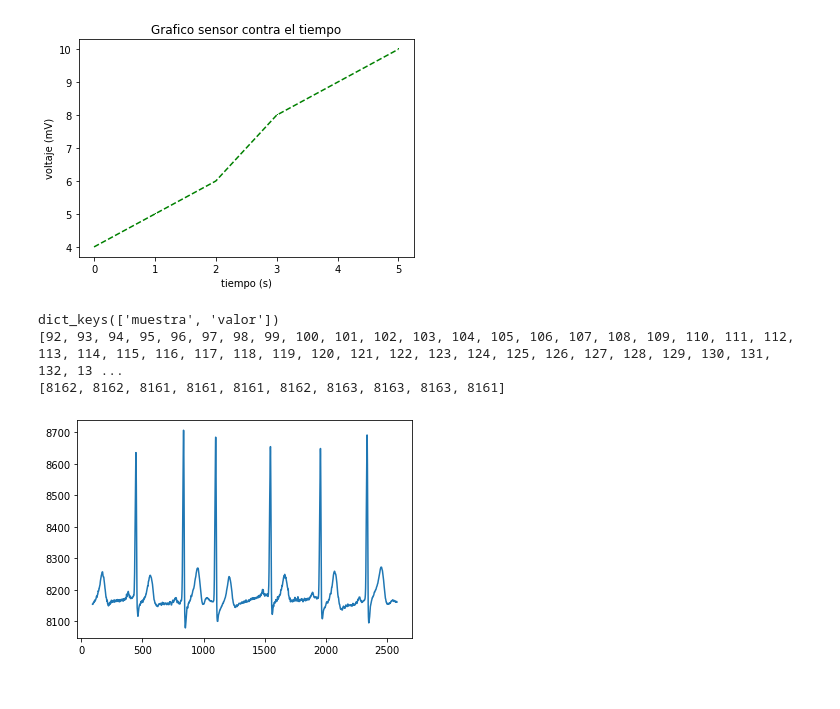
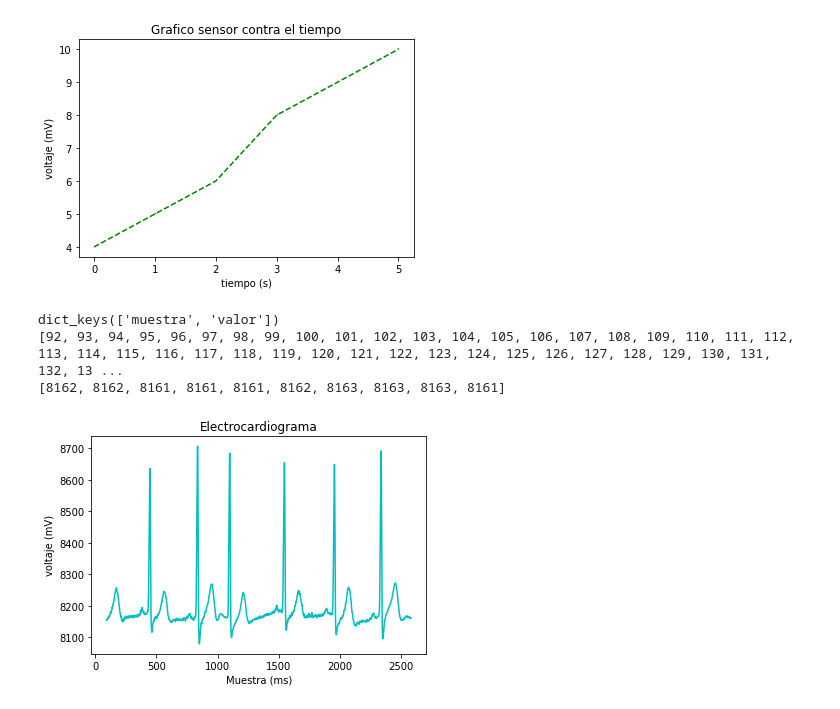
Before and after one commit to Jhonatanpasos/Introprogramacion, a Jupyter notebook: Clases/Graficos/Graficocurvas_py.ipynb, the cells around one changed output. Saved outputs shown, nothing was run; the diff lists cells and outputs as text; code cells hidden in the pictures.

```diff
--- a/Clases/Graficos/Graficocurvas_py.ipynb
+++ b/Clases/Graficos/Graficocurvas_py.ipynb
@@ -25,16 +25,21 @@ print (diccionario ["nombresEstudiantes"][-1], diccionario ["edadEstudiantes"][-
 # %%
 import pandas as pd
 import matplotlib.pyplot as plt
 ecgData = pd.read_csv ("ecg.csv", encoding="UTF-8", header=0, delimiter=";").to_dict()
 print (ecgData.keys())
 muestras = list (ecgData["muestra"].values())
 print (muestras)
 voltaje = list (ecgData["valor"].values())
 print (voltaje[-10:])
-plt.plot(muestras, voltaje)
+plt.plot(muestras, voltaje, "c")
+
+plt.title ("Electrocardiograma")
+plt.xlabel("Muestra (ms)")
+plt.ylabel("voltaje (mV)")
+plt.savefig("ecg.png")
 plt.show ()
 # %% [output]
 dict_keys(['muestra', 'valor'])
 [92, 93, 94, 95, 96, 97, 98, 99, 100, 101, 102, 103, 104, 105, 106, 107, 108, 109, 110, 111, 112, 113, 114, 115, 116, 117, 118, 119, 120, 121, 122, 123, 124, 125, 126, 127, 128, 129, 130, 131, 132, 13 ...
 [8162, 8162, 8161, 8161, 8161, 8162, 8163, 8163, 8163, 8161]
-[figure, old version]
+[figure, new version]
```
